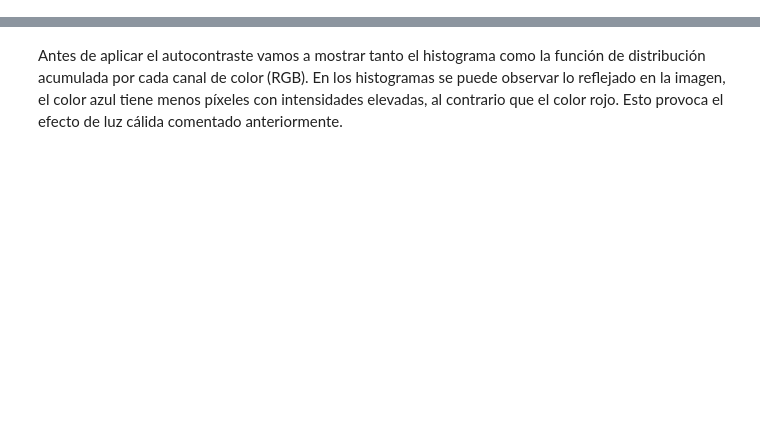
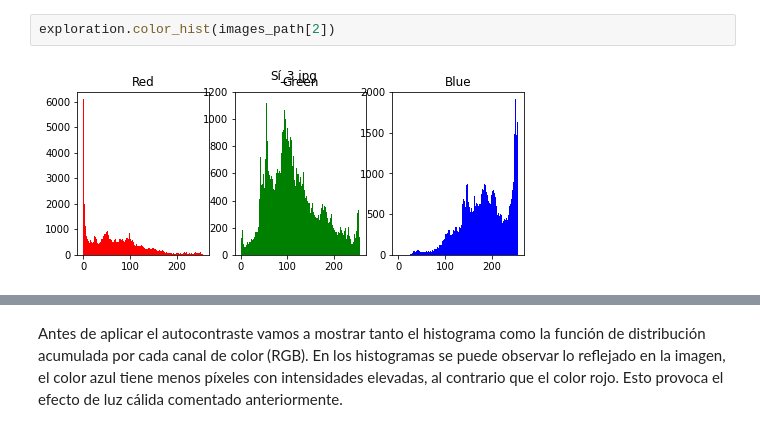
Before and after one commit to gen1897/Percepcion, a Jupyter notebook: Color Cast/Notebook.ipynb, the cells around one changed output, grey strips where cells are left out. Drawn from its saved outputs; the diff is of its cells as text; blank space fills up the shorter version.

```diff
--- a/Color Cast/Notebook.ipynb
+++ b/Color Cast/Notebook.ipynb
@@ -502,0 +75,4 @@ plt.imshow(images[0])
+# %%
+exploration.color_hist(images_path[2])
+# %% [output]
+[figure, added]
```
Also changed, not shown: parts of 70 cells of this notebook, 2 other files.
